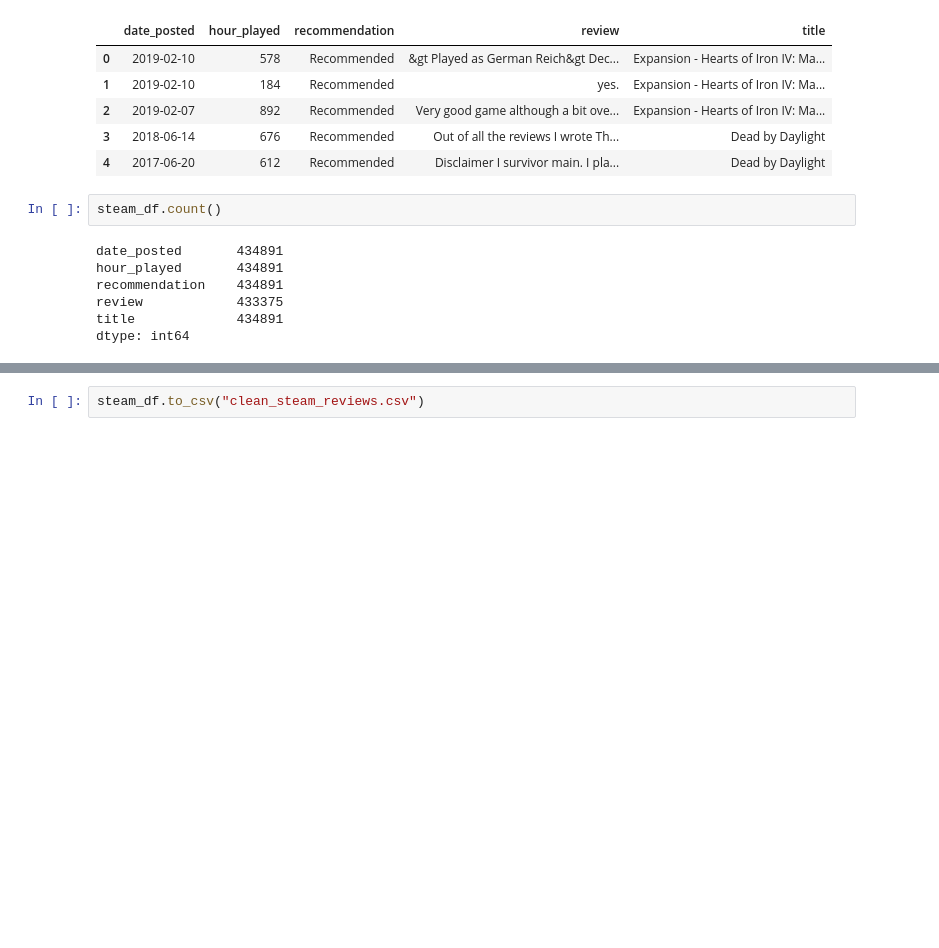
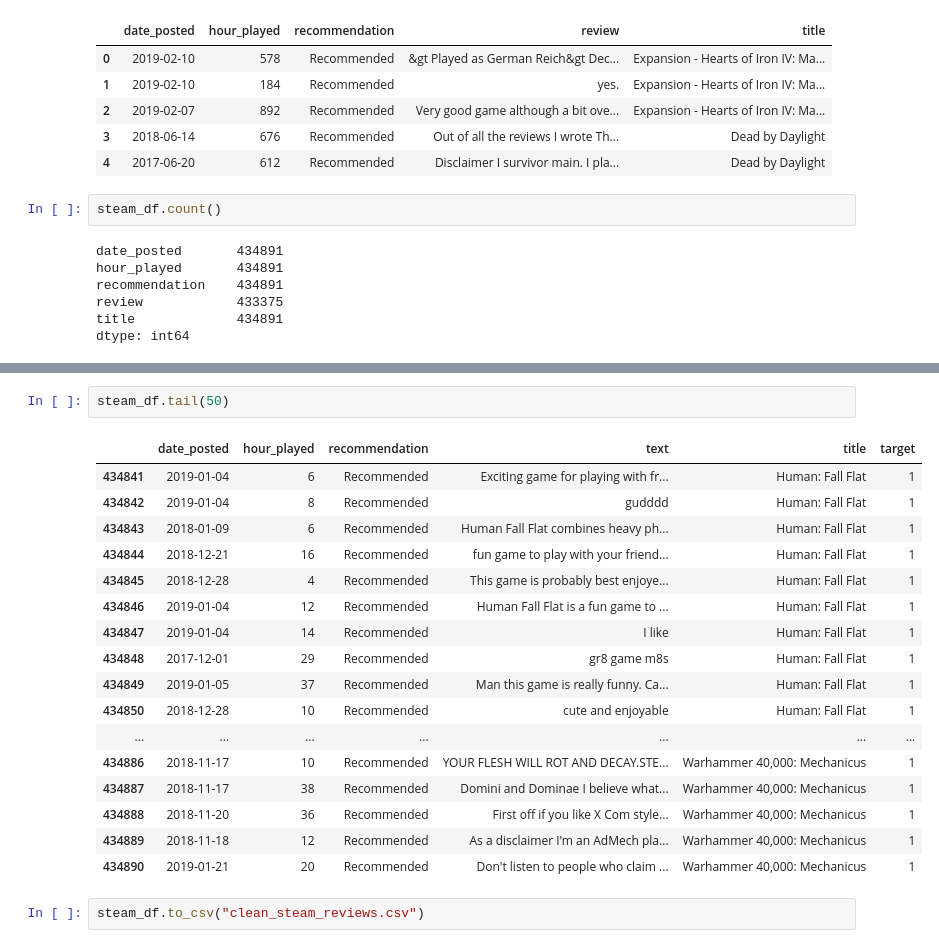
Before and after one commit to ccalvare/steam_sentiment_project, a Jupyter notebook: Cleaning Steam Data.ipynb, the cells around one changed output, grey strips where cells are left out. Cells and saved outputs as stored; diff of their text form; blank space fills up the shorter version.

```diff
--- a/Cleaning Steam Data.ipynb
+++ b/Cleaning Steam Data.ipynb
@@ -67,3 +119,23 @@ title             433375
 dtype: int64
+# %%
+steam_df.tail(50)
+# %% [output]
+|  | date_posted | hour_played | recommendation | text | title | target |
+| 434841 | 2019-01-04 | 6 | Recommended | Exciting game for playing with fr... | Human: Fall Flat | 1 |
+| 434842 | 2019-01-04 | 8 | Recommended | gudddd | Human: Fall Flat | 1 |
+| 434843 | 2018-01-09 | 6 | Recommended | Human Fall Flat combines heavy ph... | Human: Fall Flat | 1 |
+| 434844 | 2018-12-21 | 16 | Recommended | fun game to play with your friend... | Human: Fall Flat | 1 |
+| 434845 | 2018-12-28 | 4 | Recommended | This game is probably best enjoye... | Human: Fall Flat | 1 |
+| 434846 | 2019-01-04 | 12 | Recommended | Human Fall Flat is a fun game to ... | Human: Fall Flat | 1 |
+| 434847 | 2019-01-04 | 14 | Recommended | I like | Human: Fall Flat | 1 |
+| 434848 | 2017-12-01 | 29 | Recommended | gr8 game m8s | Human: Fall Flat | 1 |
+| 434849 | 2019-01-05 | 37 | Recommended | Man this game is really funny. Ca... | Human: Fall Flat | 1 |
+| 434850 | 2018-12-28 | 10 | Recommended | cute and enjoyable | Human: Fall Flat | 1 |
+| ... | ... | ... | ... | ... | ... | ... |
+| 434886 | 2018-11-17 | 10 | Recommended | YOUR FLESH WILL ROT AND DECAY.STE... | Warhammer 40,000: Mechanicus | 1 |
+| 434887 | 2018-11-17 | 38 | Recommended | Domini and Dominae I believe what... | Warhammer 40,000: Mechanicus | 1 |
+| 434888 | 2018-11-20 | 36 | Recommended | First off if you like X Com style... | Warhammer 40,000: Mechanicus | 1 |
+| 434889 | 2018-11-18 | 12 | Recommended | As a disclaimer I'm an AdMech pla... | Warhammer 40,000: Mechanicus | 1 |
+| 434890 | 2019-01-21 | 20 | Recommended | Don't listen to people who claim ... | Warhammer 40,000: Mechanicus | 1 |
 # %%
 steam_df.to_csv("clean_steam_reviews.csv")
```
Also changed, not shown: parts of 5 cells of this notebook, 2 other files.
